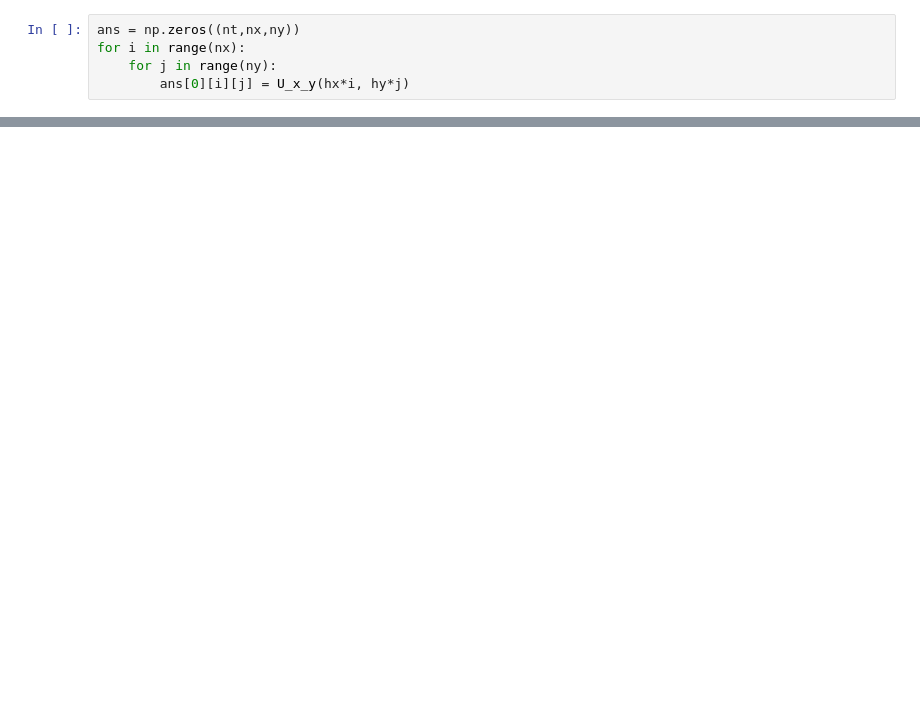
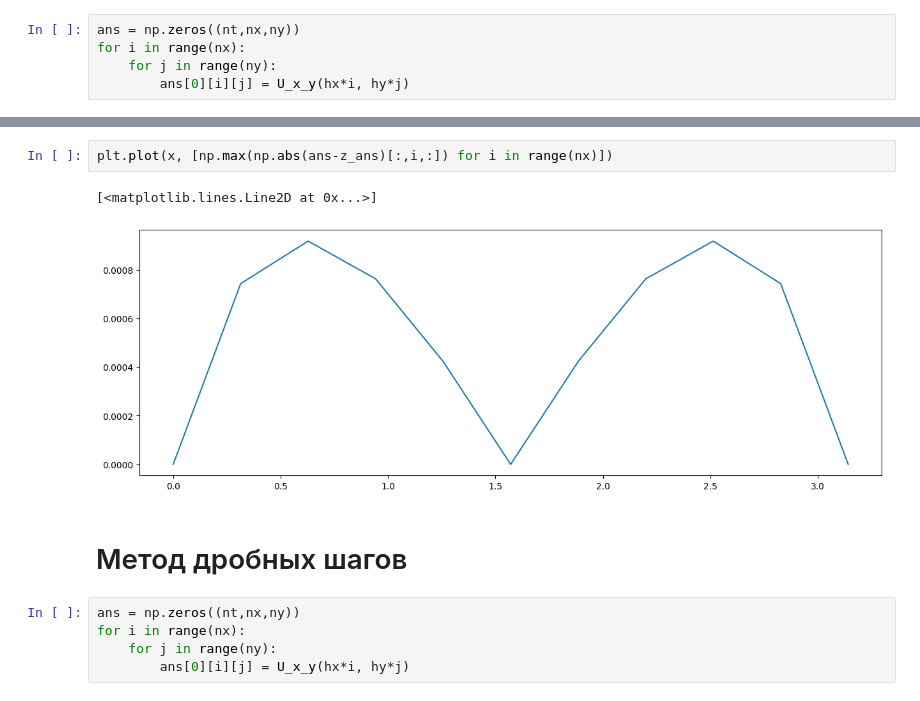
Before and after one commit to gametwix/Numerical_Methods, a Jupyter notebook: Lab5/LB54/main.ipynb, the cells around one changed output, grey strips where cells are left out. Cells and saved outputs as stored; diff of their text form; blank space fills up the shorter version.

```diff
--- a/Lab5/LB54/main.ipynb
+++ b/Lab5/LB54/main.ipynb
@@ -67,0 +164,12 @@ ax_3d.plot_wireframe(x, y, ans[0])
+# %%
+plt.plot(x, [np.max(np.abs(ans-z_ans)[:,i,:]) for i in range(nx)])
+# %% [output]
+[<matplotlib.lines.Line2D at 0x...>]
+[figure, added]
+# %% [markdown]
+# Метод дробных шагов
+# %%
+ans = np.zeros((nt,nx,ny))
+for i in range(nx):
+    for j in range(ny):
+        ans[0][i][j] = U_x_y(hx*i, hy*j)
```
Also changed, not shown: parts of 12 cells of this notebook, 1 other file.
